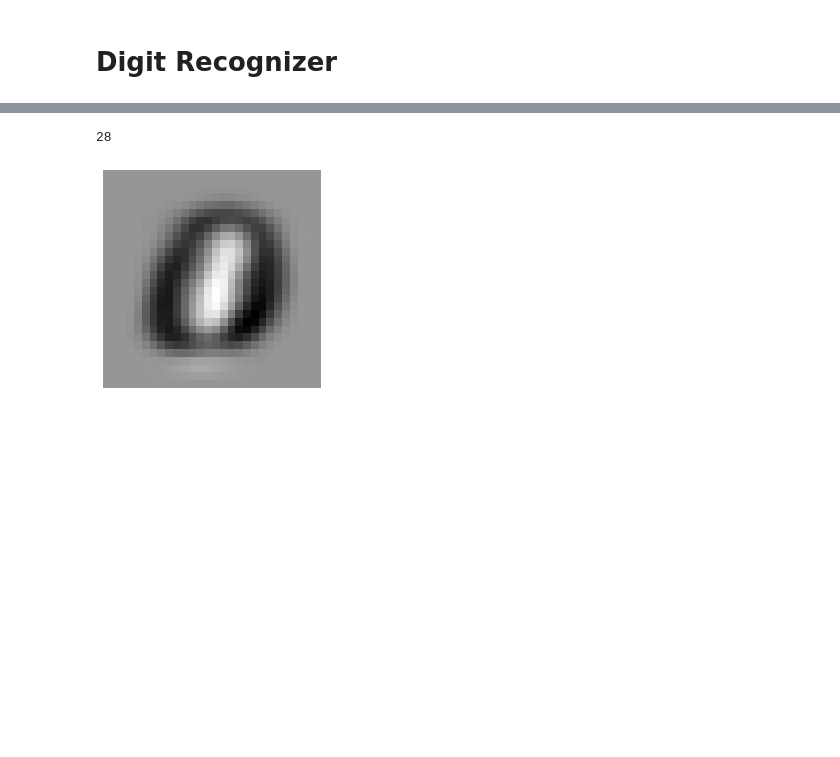
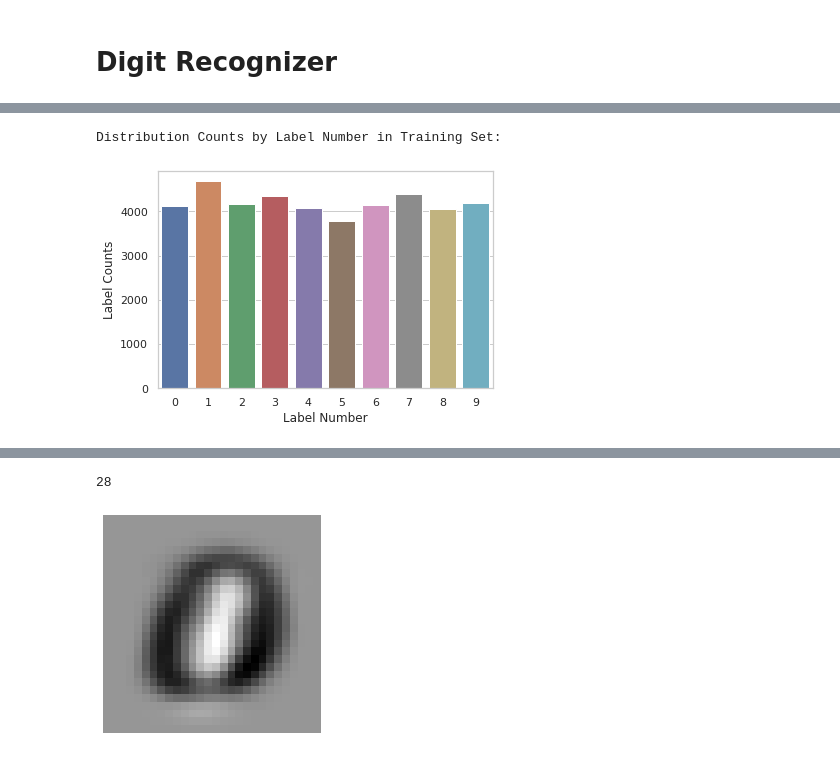
Before and after one commit to DicheDiez10/CSCI-191-T-ML, a Jupyter notebook: KaggleMNIST/KaggleMNIST.ipynb, the cells around one changed output, grey strips where cells are left out. Cells and saved outputs as stored; diff of their text form; code cells hidden in the pictures; blank space fills up the shorter version.

```diff
--- a/KaggleMNIST/KaggleMNIST.ipynb
+++ b/KaggleMNIST/KaggleMNIST.ipynb
@@ -88,0 +102,12 @@ print (X_reduced.shape)
+# %%
+#histogram showing distribution of the labels we have in the training set
+print("Distribution Counts by Label Number in Training Set:\n\n")
+
+sns.set_theme(style="whitegrid")
+sns.barplot(train_df['label'].value_counts().index , train_df['label'].value_counts())
+plt.ylabel('Label Counts')
+plt.xlabel('Label Number')
+plt.show()
+# %% [output]
+Distribution Counts by Label Number in Training Set:
+[figure, added]
```
Also changed, not shown: parts of 17 cells of this notebook.
